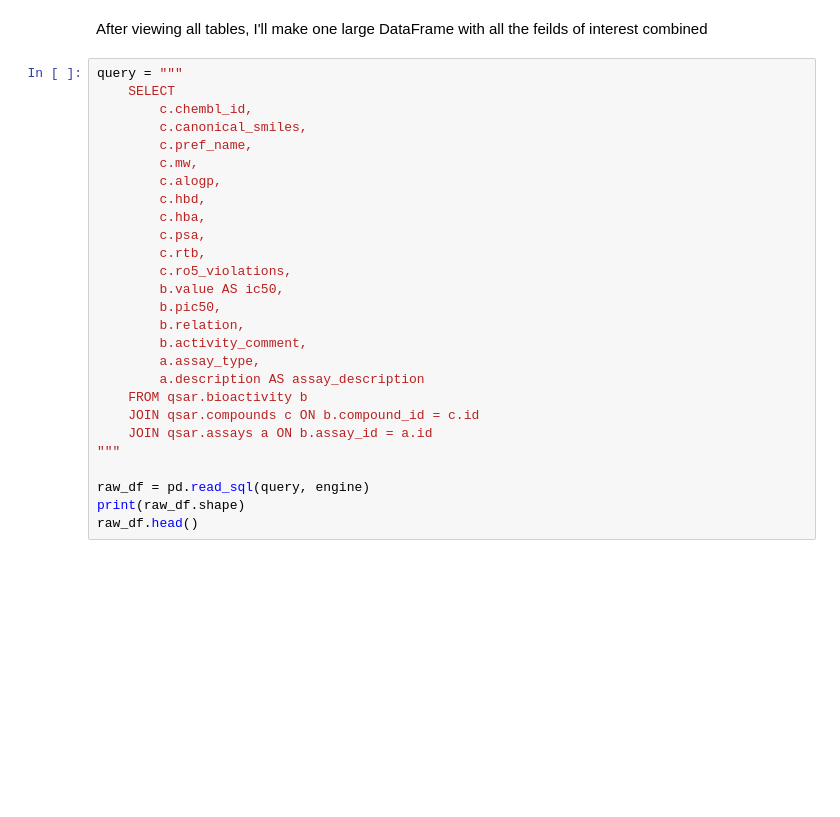
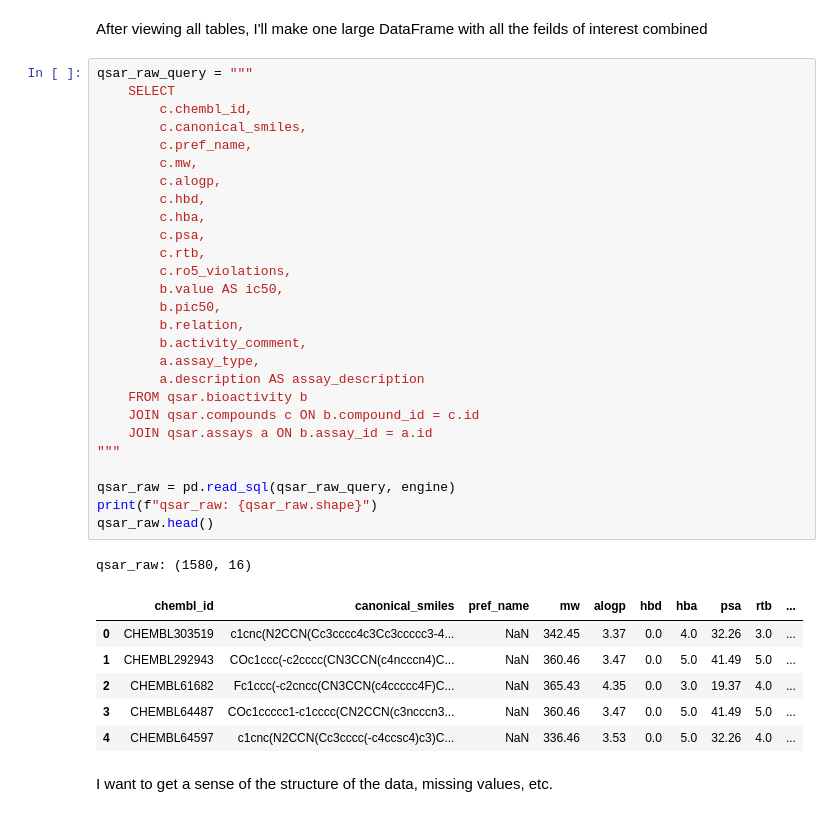
Before and after one commit to adamhuffds/d2_receptor_pipeline, a Jupyter notebook: 01_eda.ipynb, the cells around one changed output. Drawn from its saved outputs; the diff is of its cells as text; blank space fills up the shorter version.

```diff
--- a/01_eda.ipynb
+++ b/01_eda.ipynb
@@ -48,30 +72,40 @@ assays.head()
 # %% [markdown]
 After viewing all tables, I'll make one large DataFrame with all the feilds of interest combined
 # %%
-query = """
+qsar_raw_query = """
     SELECT
         c.chembl_id,
         c.canonical_smiles,
         c.pref_name,
         c.mw,
         c.alogp,
         c.hbd,
         c.hba,
         c.psa,
         c.rtb,
         c.ro5_violations,
         b.value AS ic50,
         b.pic50,
         b.relation,
         b.activity_comment,
         a.assay_type,
         a.description AS assay_description
     FROM qsar.bioactivity b
     JOIN qsar.compounds c ON b.compound_id = c.id
     JOIN qsar.assays a ON b.assay_id = a.id
 """
 
-raw_df = pd.read_sql(query, engine)
-print(raw_df.shape)
-raw_df.head()
+qsar_raw = pd.read_sql(qsar_raw_query, engine)
+print(f"qsar_raw: {qsar_raw.shape}")
+qsar_raw.head()
+# %% [output]
+qsar_raw: (1580, 16)
+|  | chembl_id | canonical_smiles | pref_name | mw | alogp | hbd | hba | psa | rtb | ... |
+| 0 | CHEMBL303519 | c1cnc(N2CCN(Cc3cccc4c3Cc3ccccc3-4... | NaN | 342.45 | 3.37 | 0.0 | 4.0 | 32.26 | 3.0 | ... |
+| 1 | CHEMBL292943 | COc1ccc(-c2cccc(CN3CCN(c4ncccn4)C... | NaN | 360.46 | 3.47 | 0.0 | 5.0 | 41.49 | 5.0 | ... |
+| 2 | CHEMBL61682 | Fc1ccc(-c2cncc(CN3CCN(c4ccccc4F)C... | NaN | 365.43 | 4.35 | 0.0 | 3.0 | 19.37 | 4.0 | ... |
+| 3 | CHEMBL64487 | COc1ccccc1-c1cccc(CN2CCN(c3ncccn3... | NaN | 360.46 | 3.47 | 0.0 | 5.0 | 41.49 | 5.0 | ... |
+| 4 | CHEMBL64597 | c1cnc(N2CCN(Cc3cccc(-c4ccsc4)c3)C... | NaN | 336.46 | 3.53 | 0.0 | 5.0 | 32.26 | 4.0 | ... |
+# %% [markdown]
+I want to get a sense of the structure of the data, missing values, etc.
 # %%
```
Also changed, not shown: parts of 10 cells of this notebook.
